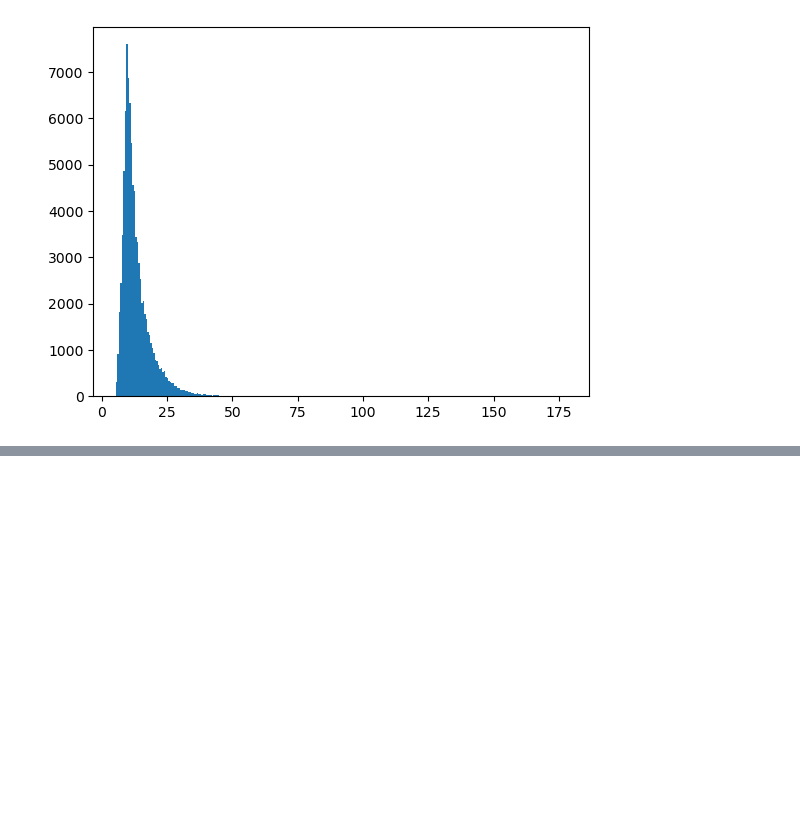
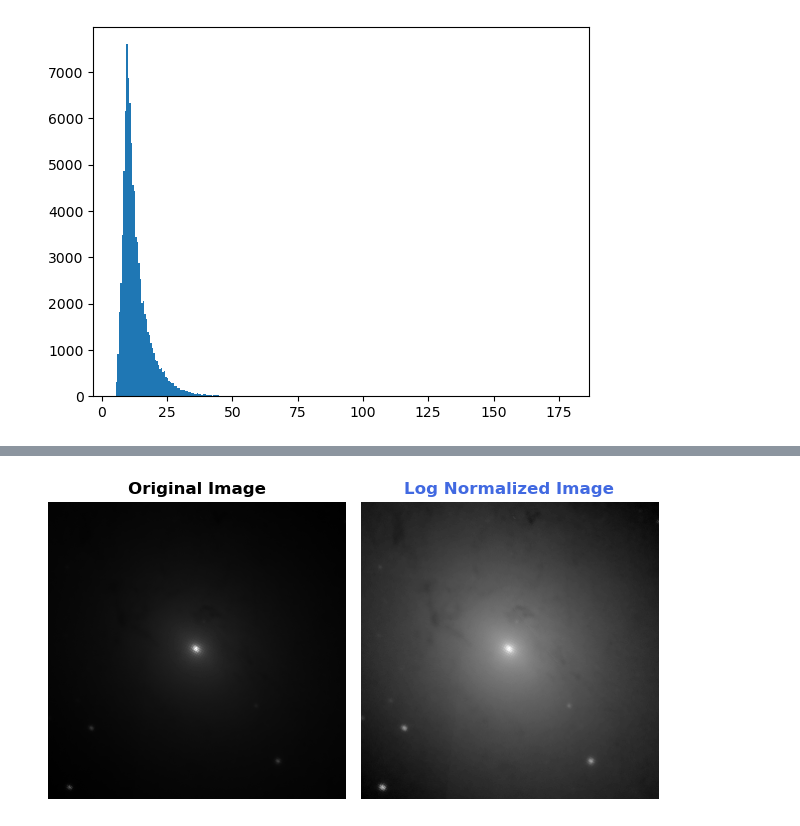
Before and after one commit to vinayak500/M31AstroProcessing, a Jupyter notebook: M31-analysis.ipynb, the cells around one changed output, grey strips where cells are left out. Cells and saved outputs as stored; diff of their text form; code cells hidden in the pictures; blank space fills up the shorter version.

```diff
--- a/Untitled.ipynb
+++ b/M31-analysis.ipynb
@@ -268,0 +333,5 @@ plt.show()
+# %%
+log_norm_array = log_normalization(M31_Pixels)
+compare_pixels(log_norm_array , title='Log Normalized Image')
+# %% [output]
+[figure, added]
```
Also changed, not shown: parts of 40 cells of this notebook, 1 other file.
